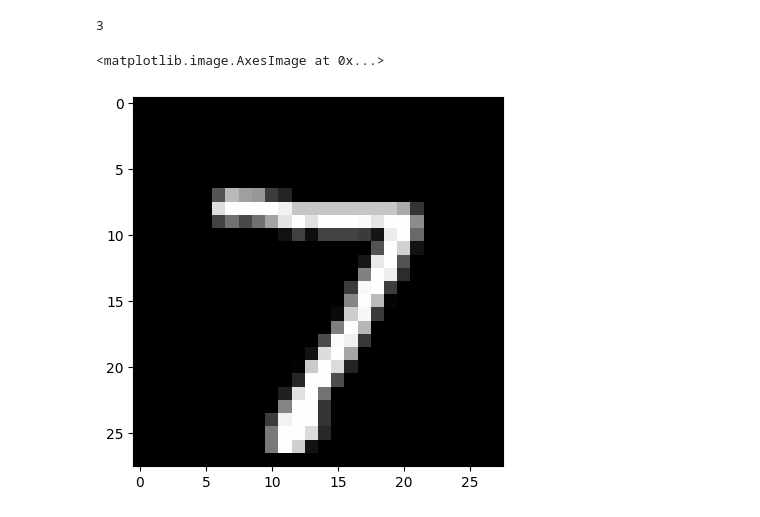
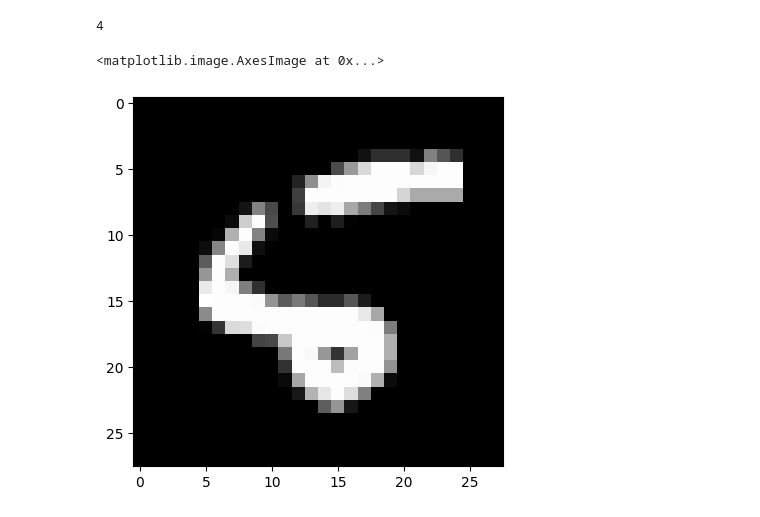
Before and after one commit to BjarniHaukur/milligrad, a Jupyter notebook: examples/mnist.ipynb, the cells around one changed output. Saved outputs shown, nothing was run; the diff lists cells and outputs as text; code cells hidden in the pictures.

```diff
--- a/examples/mnist.ipynb
+++ b/examples/mnist.ipynb
@@ -97,11 +108,11 @@ accuracy(y_test, model(Tensor(x_test)).data)
 # %%
-print(model(Tensor(x_test[0])).data.argmax())
+print(model(Tensor(x_test[8])).data.argmax())
 
-plt.imshow(x_test[0].reshape(28, 28), cmap='gray')
+plt.imshow(x_test[8].reshape(28, 28), cmap='gray')
 # %% [output]
-3
+4
 <matplotlib.image.AxesImage at 0x...>
-[figure, old version]
+[figure, new version]
 # %%
 img = x_hat.data[5].reshape(28, 28)
 img = (img * (train_max - train_min)) + train_min
```
Also changed, not shown: parts of 7 cells of this notebook, 3 other files.
